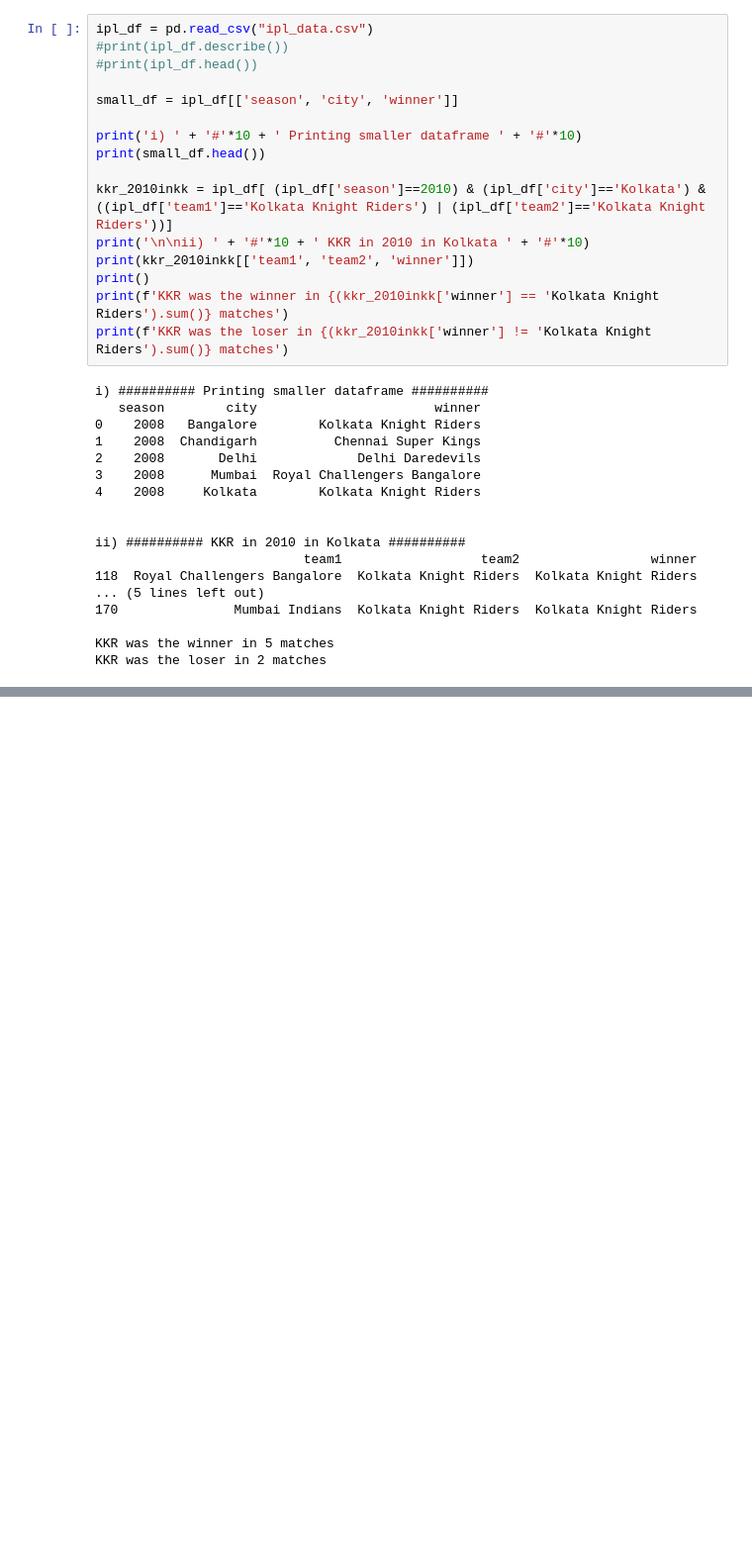
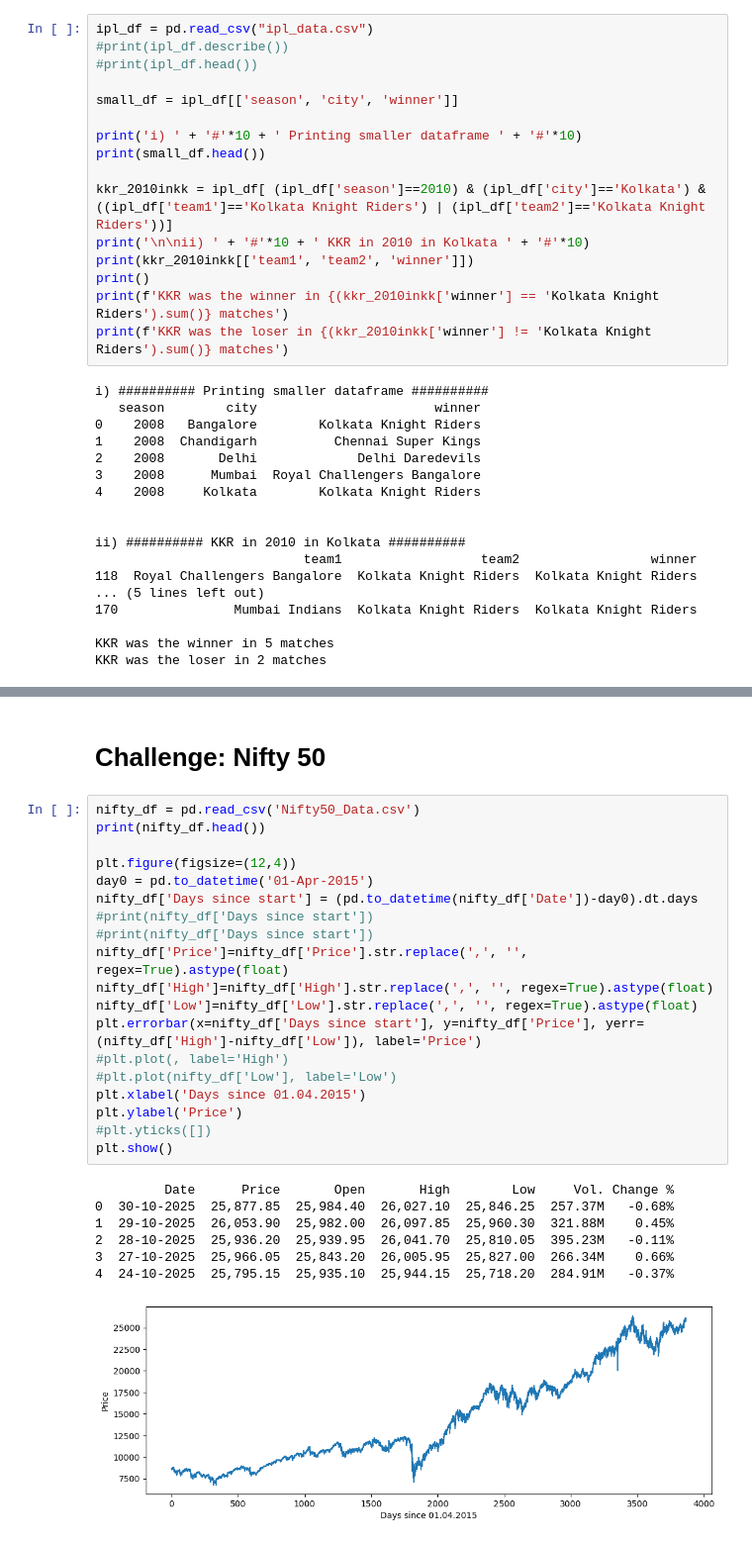
Before and after one commit to skp80286/PH_434, a Jupyter notebook: practical_11.ipynb, the cells around one changed output, grey strips where cells are left out. Shown at 99% size. Cells and saved outputs as stored; diff of their text form; blank space fills up the shorter version.

```diff
--- a/practical_11.ipynb
+++ b/practical_11.ipynb
@@ -160,0 +161,29 @@ plot_winning_margin(2010)
+# %% [markdown]
+# Challenge: Nifty 50
+# %%
+nifty_df = pd.read_csv('Nifty50_Data.csv')
+print(nifty_df.head())
+
+plt.figure(figsize=(12,4))
+day0 = pd.to_datetime('01-Apr-2015')
+nifty_df['Days since start'] = (pd.to_datetime(nifty_df['Date'])-day0).dt.days
+#print(nifty_df['Days since start'])
+#print(nifty_df['Days since start'])
+nifty_df['Price']=nifty_df['Price'].str.replace(',', '', regex=True).astype(float)
+nifty_df['High']=nifty_df['High'].str.replace(',', '', regex=True).astype(float)
+nifty_df['Low']=nifty_df['Low'].str.replace(',', '', regex=True).astype(float)
+plt.errorbar(x=nifty_df['Days since start'], y=nifty_df['Price'], yerr=(nifty_df['High']-nifty_df['Low']), label='Price')
+#plt.plot(, label='High')
+#plt.plot(nifty_df['Low'], label='Low')
+plt.xlabel('Days since 01.04.2015')
+plt.ylabel('Price')
+#plt.yticks([])
+plt.show()
+# %% [output]
+         Date      Price       Open       High        Low     Vol. Change %
+0  30-10-2025  25,877.85  25,984.40  26,027.10  25,846.25  257.37M   -0.68%
+1  29-10-2025  26,053.90  25,982.00  26,097.85  25,960.30  321.88M    0.45%
+2  28-10-2025  25,936.20  25,939.95  26,041.70  25,810.05  395.23M   -0.11%
+3  27-10-2025  25,966.05  25,843.20  26,005.95  25,827.00  266.34M    0.66%
+4  24-10-2025  25,795.15  25,935.10  25,944.15  25,718.20  284.91M   -0.37%
+[figure, added]
```
Also changed, not shown: parts of 1 cell of this notebook.
